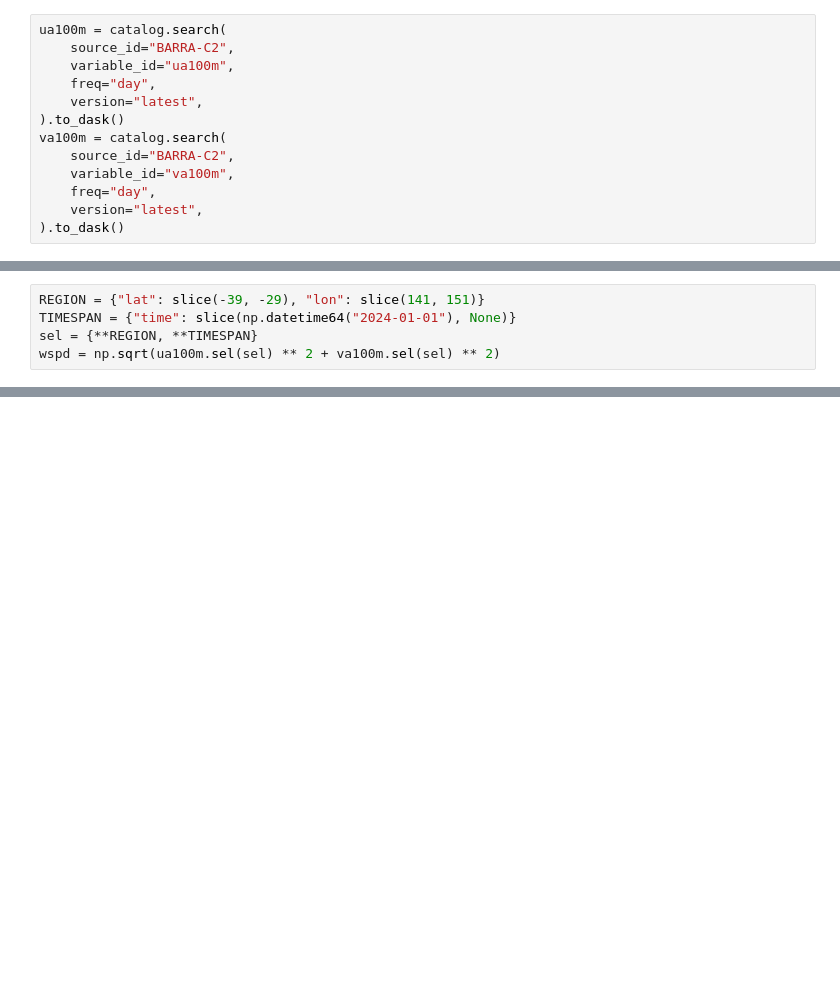
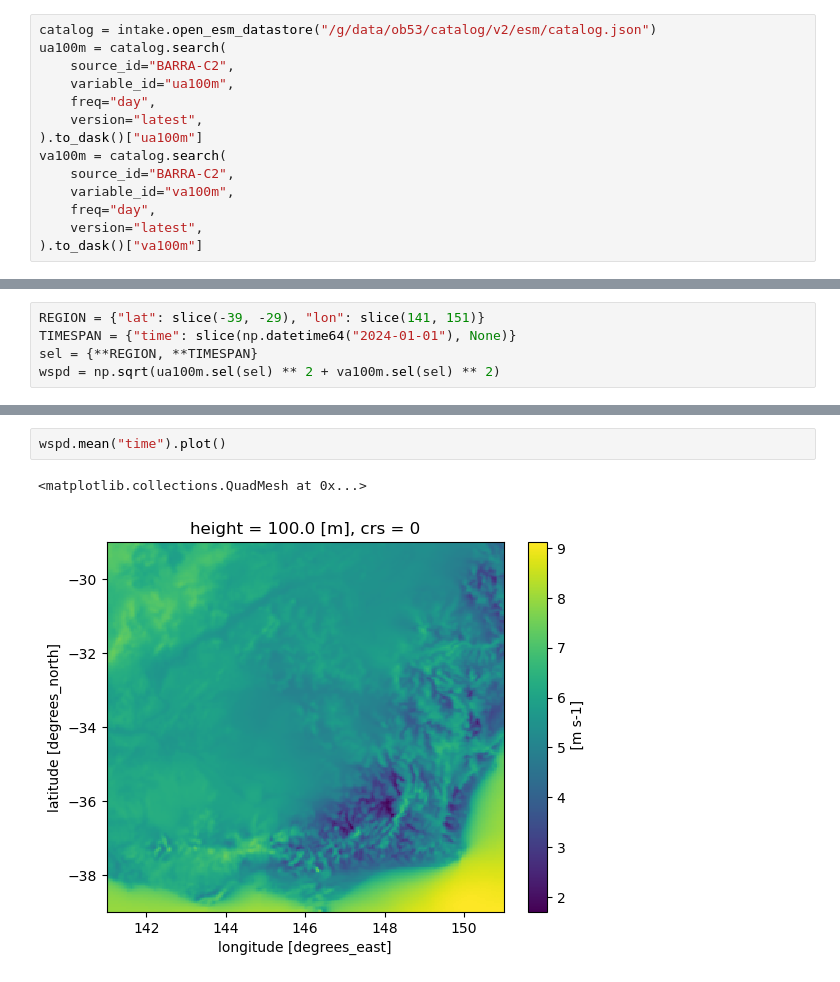
Before and after one commit to 21centuryweather/GC26-wind-droughts-data-choice, a Jupyter notebook: ts1181/analysis.ipynb, the cells around one changed output, grey strips where cells are left out. Cells and saved outputs as stored; diff of their text form; blank space fills up the shorter version.

```diff
--- a/ts1181/analysis.ipynb
+++ b/ts1181/analysis.ipynb
@@ -29,13 +27,14 @@ catalog = intake.open_esm_datastore("/g/data/ob53/catalog/v2/esm/catalog.json")
 # %%
+catalog = intake.open_esm_datastore("/g/data/ob53/catalog/v2/esm/catalog.json")
 ua100m = catalog.search(
     source_id="BARRA-C2",
     variable_id="ua100m",
     freq="day",
     version="latest",
-).to_dask()
+).to_dask()["ua100m"]
 va100m = catalog.search(
     source_id="BARRA-C2",
     variable_id="va100m",
     freq="day",
     version="latest",
-).to_dask()
+).to_dask()["va100m"]
@@ -92,0 +118,5 @@ wspd = np.sqrt(ua100m.sel(sel) ** 2 + va100m.sel(sel) ** 2)
+# %%
+wspd.mean("time").plot()
+# %% [output]
+<matplotlib.collections.QuadMesh at 0x...>
+[figure, added]
```
Also changed, not shown: parts of 17 cells of this notebook.
